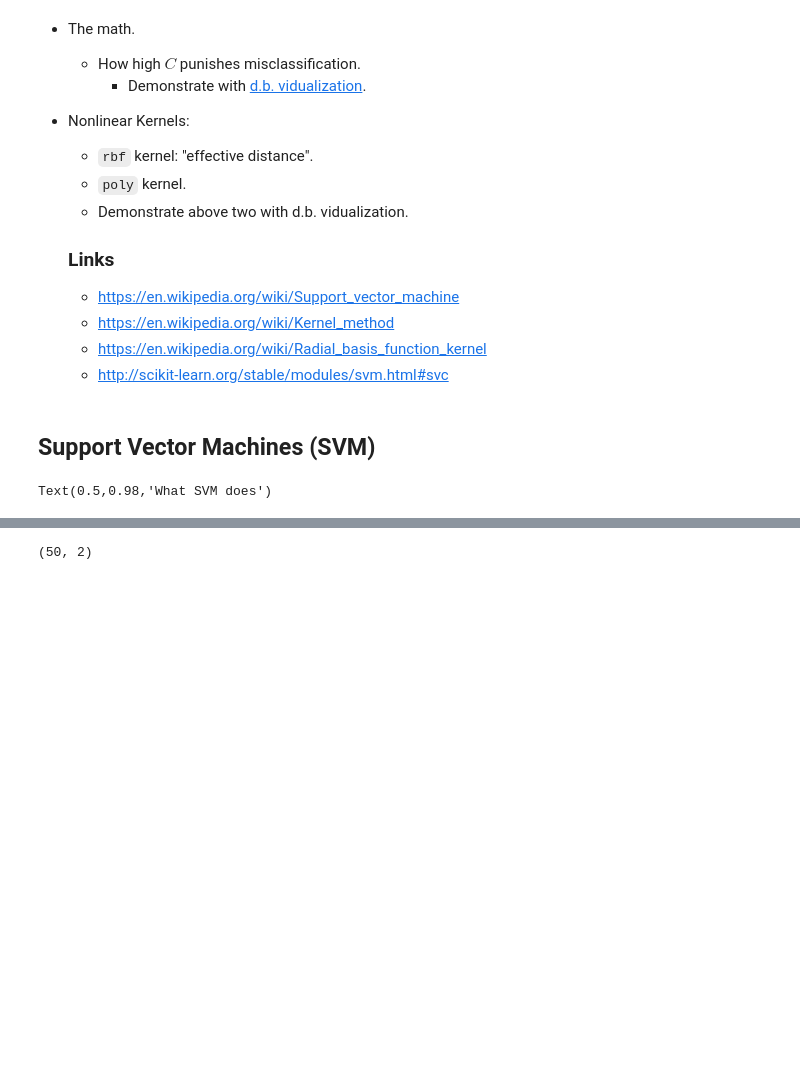
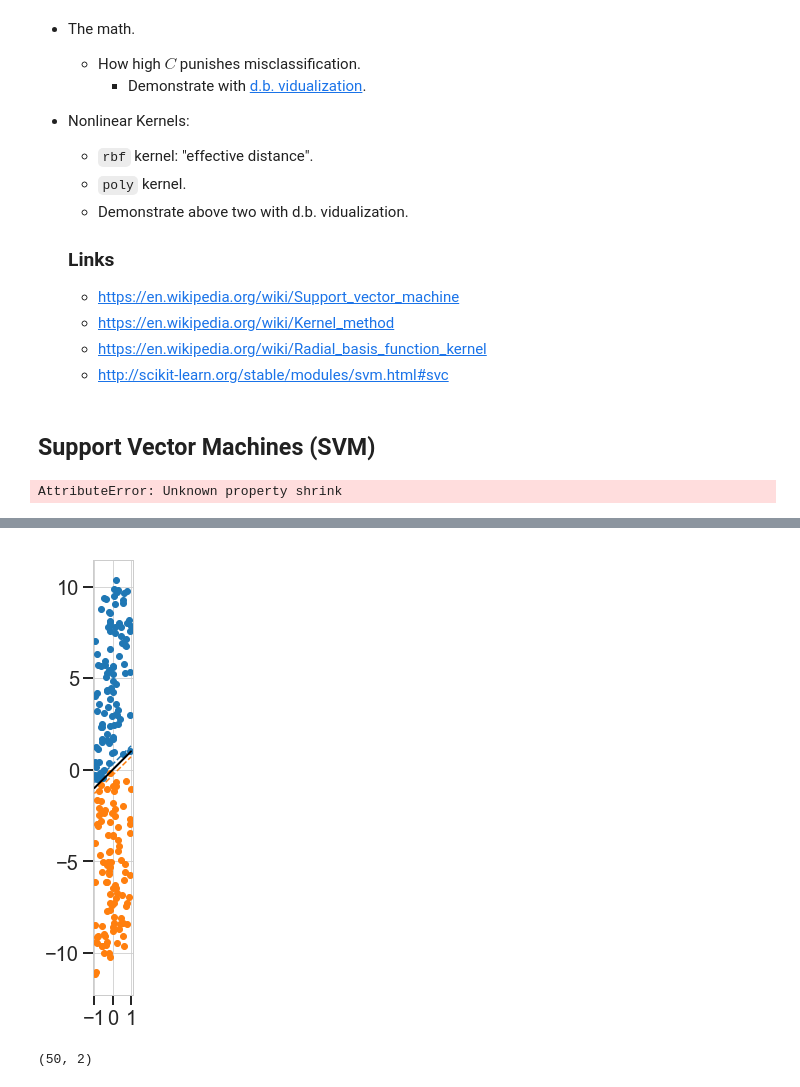
Before and after one commit to JanaLasser/data-science-course, a Jupyter notebook: day4/more_svm.ipynb, the cells around one changed output, grey strips where cells are left out. Saved outputs shown, nothing was run; the diff lists cells and outputs as text; code cells hidden in the pictures; blank space fills up the shorter version.

```diff
--- a/day4/more_svm.ipynb
+++ b/day4/more_svm.ipynb
@@ -36,7 +36,7 @@ import matplotlib
 sns.set_style('whitegrid')
 matplotlib.rcParams['figure.figsize'] = (10,8)
 matplotlib.rcParams['font.size']=20
-matplotlib.rcParams['lines.linewidth']=1
+matplotlib.rcParams['lines.linewidth']=4
 matplotlib.rcParams['xtick.major.size'] = 10
 matplotlib.rcParams['ytick.major.size'] = 10
 matplotlib.rcParams['xtick.major.width'] = 2
@@ -80,7 +80,8 @@ y_u = m*x1 + halfsep
 y_l = m*x1 - halfsep
 
 dx = halfsep
-ax.annotate("", xy=(x1, y_l), xytext=(x1-dx,y_l+dx), arrowprops=dict(arrowstyle="<|-|>", ec='red', fc='red'))
+ax.annotate("", xy=(x1, y_l), xytext=(x1-dx,y_l+dx), arrowprops=dict(arrowstyle="<|-|>", ec='red', fc='red', mutation_scale=50, shrink=0.06), fontsize=40)
+#ax.arrow(x1, y_l, -dx, dx, width=0.01, shape='full', ec='red', fc='red')
 ax.text(x1-dx/2, y_l+dx/2, 'w', bbox=text_bbox_dict)
 
 pts_beyond_upper = cl1[cl1[:,1]<m*cl1[:,0]+halfsep,:]
@@ -110,4 +111,4 @@ ax2.text(0,0, r"Minimize:  $\frac{1}{w}+C\sum_i e_i$")
 ax2.axis('off')
 fig.suptitle('What SVM does')
 # %% [output]
-Text(0.5,0.98,'What SVM does')
+AttributeError: Unknown property shrink
@@ -115,3 +115,4 @@ Text(0.5,0.98,'What SVM does')
+[figure, added]
 # %%
 cl1.shape
 # %% [output]
```
Also changed, not shown: parts of 1 cell of this notebook, 1 other file.
